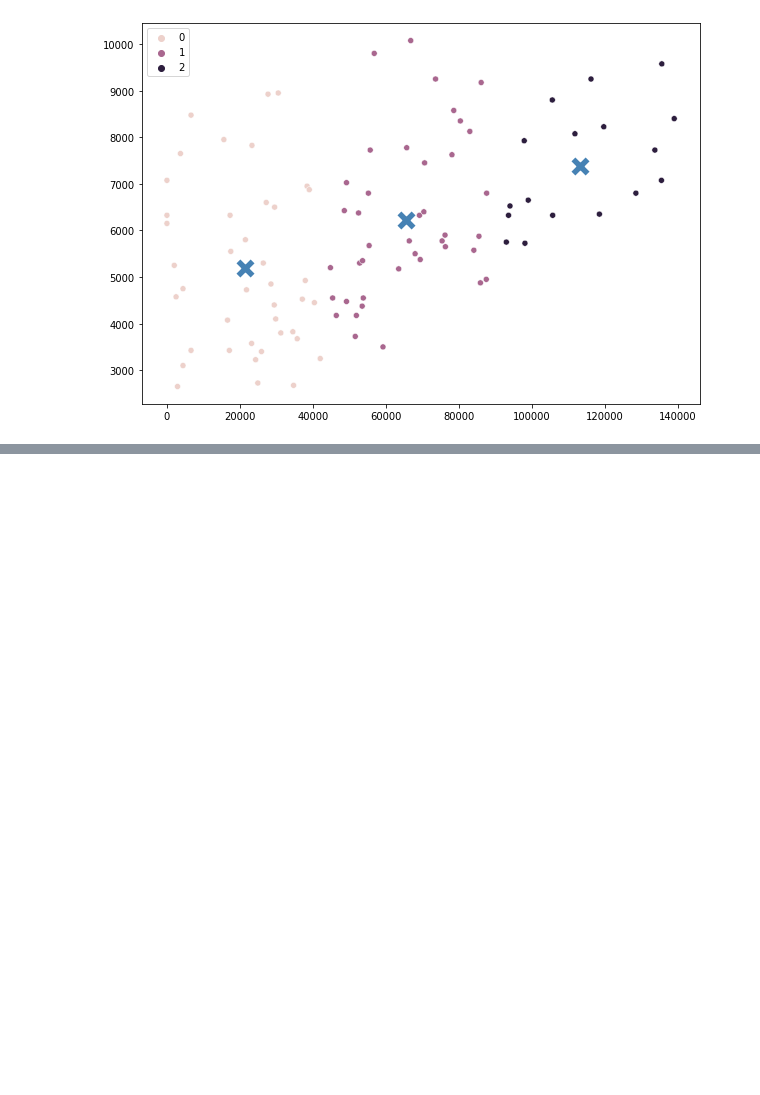
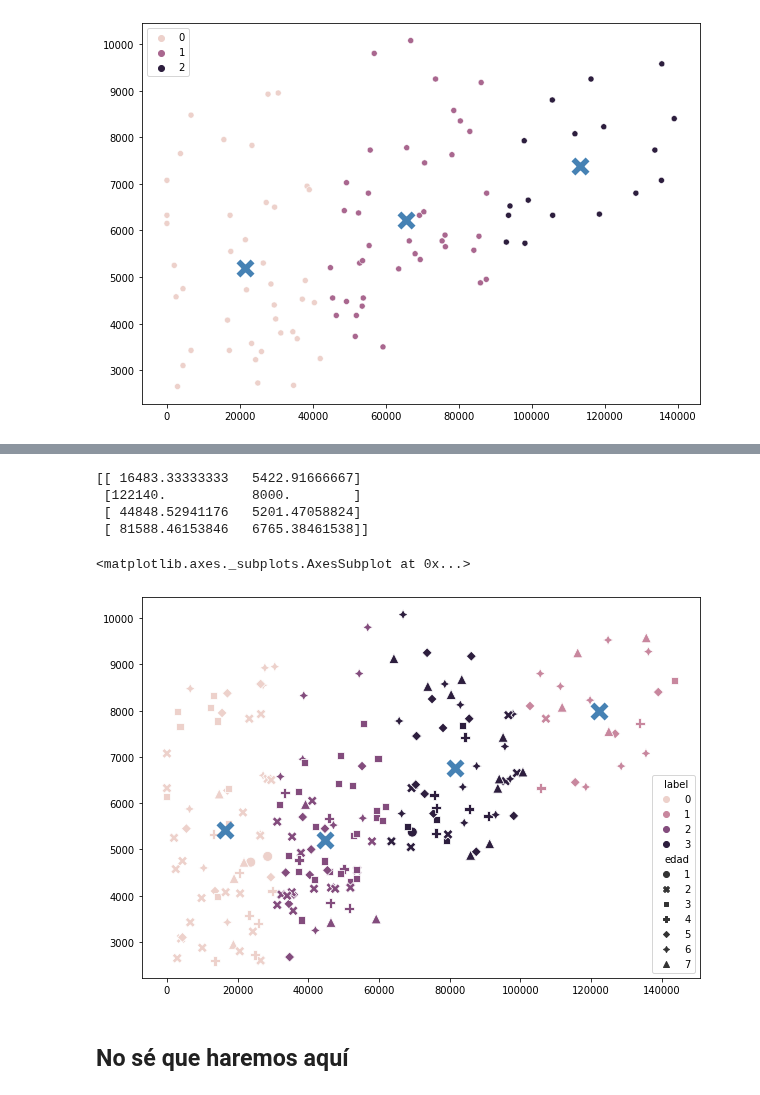
Before and after one commit to AngelicaDC/BEDUpython, a Jupyter notebook: ML/kmeans.ipynb, the cells around one changed output, grey strips where cells are left out. Saved outputs shown, nothing was run; the diff lists cells and outputs as text; code cells hidden in the pictures; blank space fills up the shorter version.

```diff
--- a/ML/kmeans.ipynb
+++ b/ML/kmeans.ipynb
@@ -112,0 +149,20 @@ sns.scatterplot(kmeans.cluster_centers_[:,0],kmeans.cluster_centers_[:,1],
+# %%
+kmeans = KMeans(n_clusters=4, init="k-means++", random_state=15)
+kmeans.fit(X)
+print(kmeans.cluster_centers_)
+clusters = kmeans.fit_predict(X)
+data_reto1["label"] = clusters
+
+fig, ax = plt.subplots(figsize = (10, 7))
+sns.scatterplot(X[:,0],X[:,1],hue=data_reto1.label,style=data_reto1.edad,s=100)
+sns.scatterplot(kmeans.cluster_centers_[:,0],kmeans.cluster_centers_[:,1],
+                color="steelblue", marker="x", s=15, zorder=10,lw=10,linewidth=20)
+# %% [output]
+[[ 16483.33333333   5422.91666667]
+ [122140.           8000.        ]
+ [ 44848.52941176   5201.47058824]
+ [ 81588.46153846   6765.38461538]]
+<matplotlib.axes._subplots.AxesSubplot at 0x...>
+[figure, added]
+# %% [markdown]
+## No sé que haremos aquí
```
Also changed, not shown: parts of 17 cells of this notebook.
